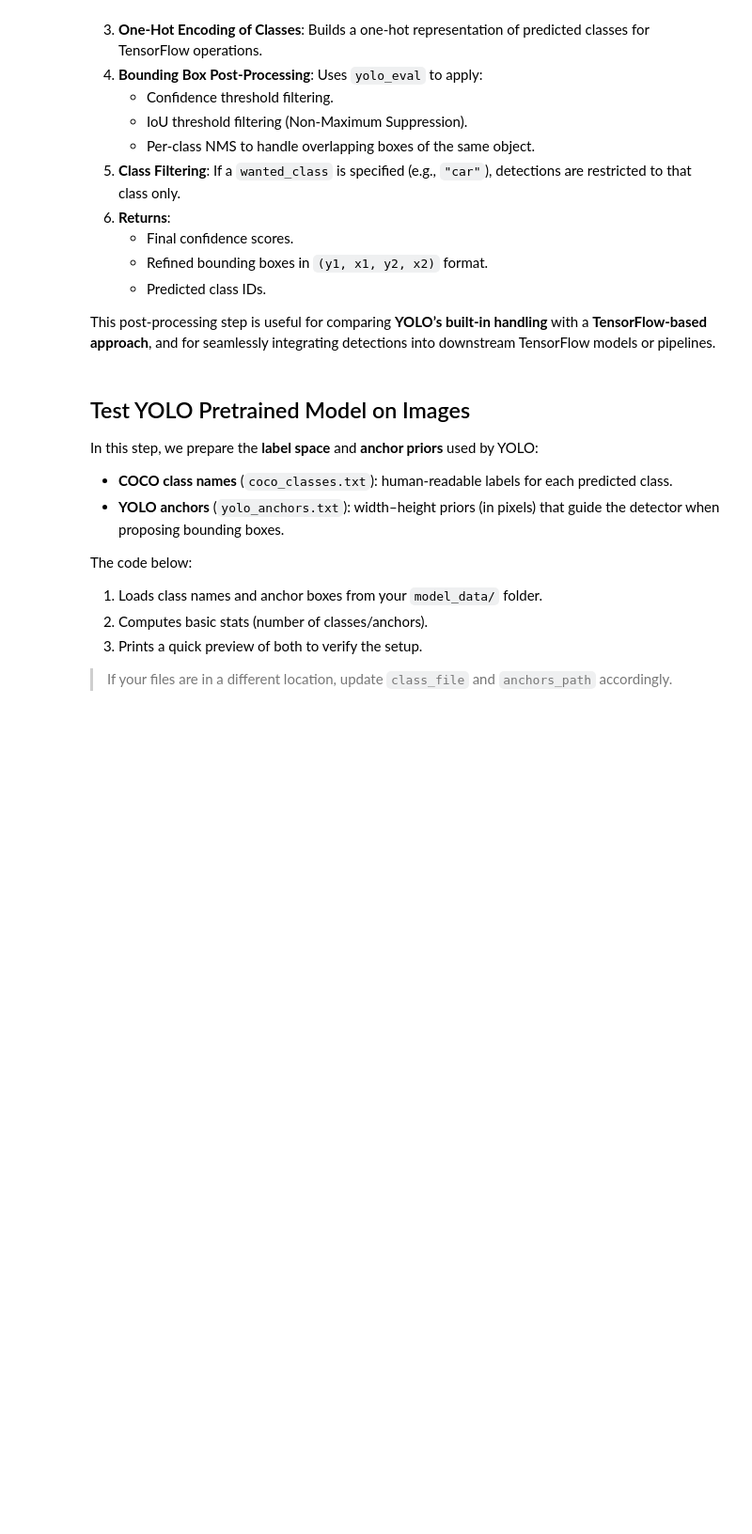
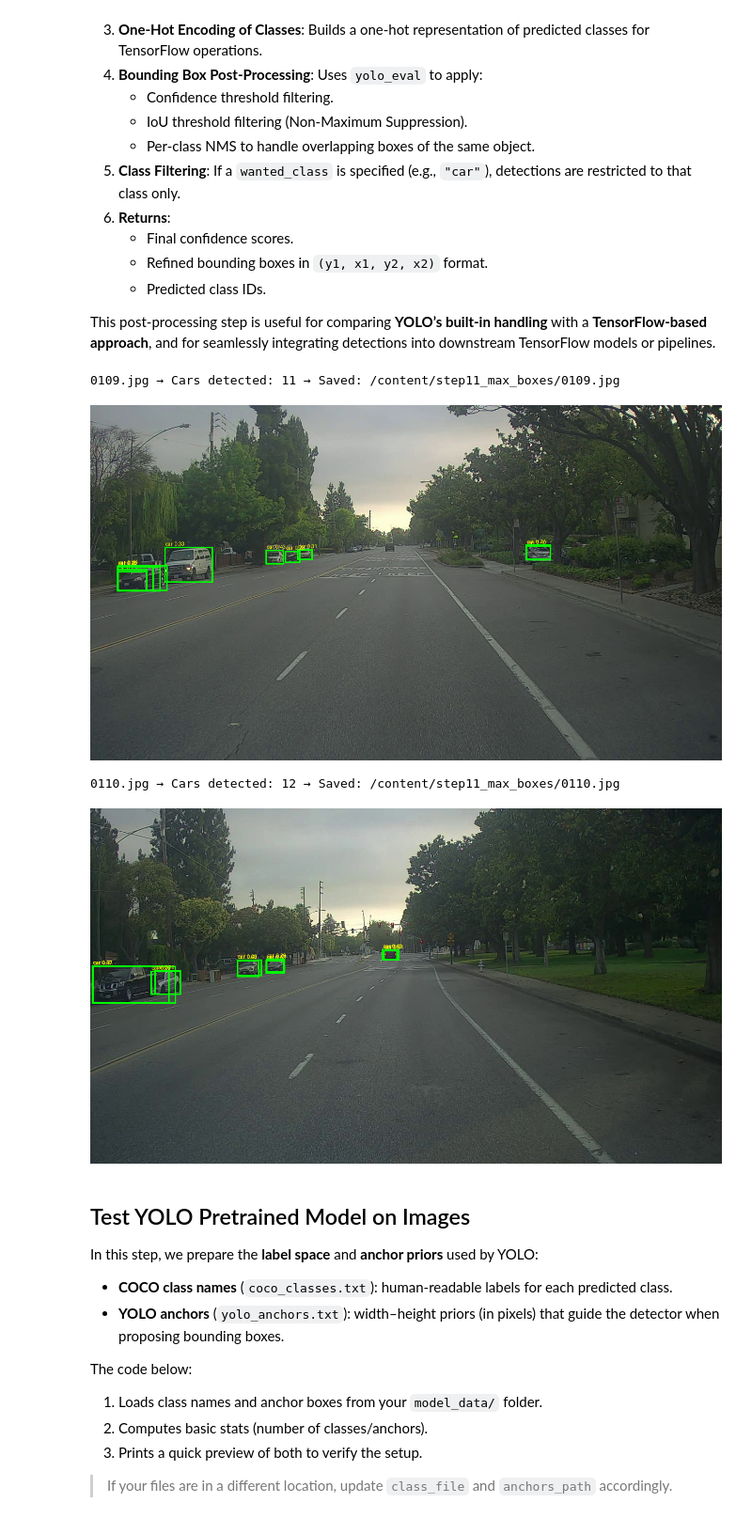
Before and after one commit to VirajKosala/DL-4---autonomous_driving_application_car_detection, a Jupyter notebook: autonomous_driving_application_car_detection_Part7_Updated.ipynb, the cells around one changed output. Shown at 94% size. Drawn from its saved outputs; the diff is of its cells as text; code cells hidden in the pictures; blank space fills up the shorter version.

```diff
--- a/autonomous_driving_application_car_detection_Part7_Updated.ipynb
+++ b/autonomous_driving_application_car_detection_Part7_Updated.ipynb
@@ -269,6 +269,76 @@ def postprocess_with_tf2(image_path, score_threshold=0.25, iou_threshold=0.5, ma
         classes = tf.gather(classes, mask)
 
     return scores.numpy(), fboxes.numpy(), classes.numpy()
+# %%
+import os
+import numpy as np
+
+test_images = [
+    "/content/content/Lab4_Materials.zip/images-20260818T171644Z-1-001/images/0109.jpg",
+    "/content/content/Lab4_Materials.zip/images-20260818T171644Z-1-001/images/0110.jpg"
+]
+
+output_dir = "/content/step11_max_boxes"
+os.makedirs(output_dir, exist_ok=True)
+
+# Step 11 Test 1
+max_boxes = 100
+score_threshold = 0.25
+iou_threshold = 0.9
+
+for image_path in test_images:
+    boxes, scores, classes = run_yolov8(
+        image_path,
+        score_threshold=score_threshold,
+        iou_threshold=iou_threshold
+    )
+
+    # Keep only the car detections
+    car_id = class_names.index("car")
+    mask = (classes == car_id)
+
+    boxes = boxes[mask]
+    scores = scores[mask]
+    classes = classes[mask]
+
+    # Keep at most max_boxes detections
+    if len(scores) > max_boxes:
+        order = np.argsort(scores)[::-1][:max_boxes]
+        boxes = boxes[order]
+        scores = scores[order]
+        classes = classes[order]
+
+    vis, count = draw_boxes(
+        image_path,
+        boxes,
+        scores,
+        classes,
+        class_names=class_names,
+        wanted_idx=car_id,
+        min_score=0.0
+    )
+
+    output_path = os.path.join(
+        output_dir,
+        os.path.basename(image_path)
+    )
+
+    vis.save(output_path)
+
+    print(
+        os.path.basename(image_path),
+        "→ Cars detected:",
+        count,
+        "→ Saved:",
+        output_path
+    )
+
+    display(vis)
+# %% [output]
+0109.jpg → Cars detected: 11 → Saved: /content/step11_max_boxes/0109.jpg
+[figure, added]
+0110.jpg → Cars detected: 12 → Saved: /content/step11_max_boxes/0110.jpg
+[figure, added]
 # %% [markdown]
 ## Test YOLO Pretrained Model on Images
 
```
Also changed, not shown: parts of 2 cells of this notebook.
